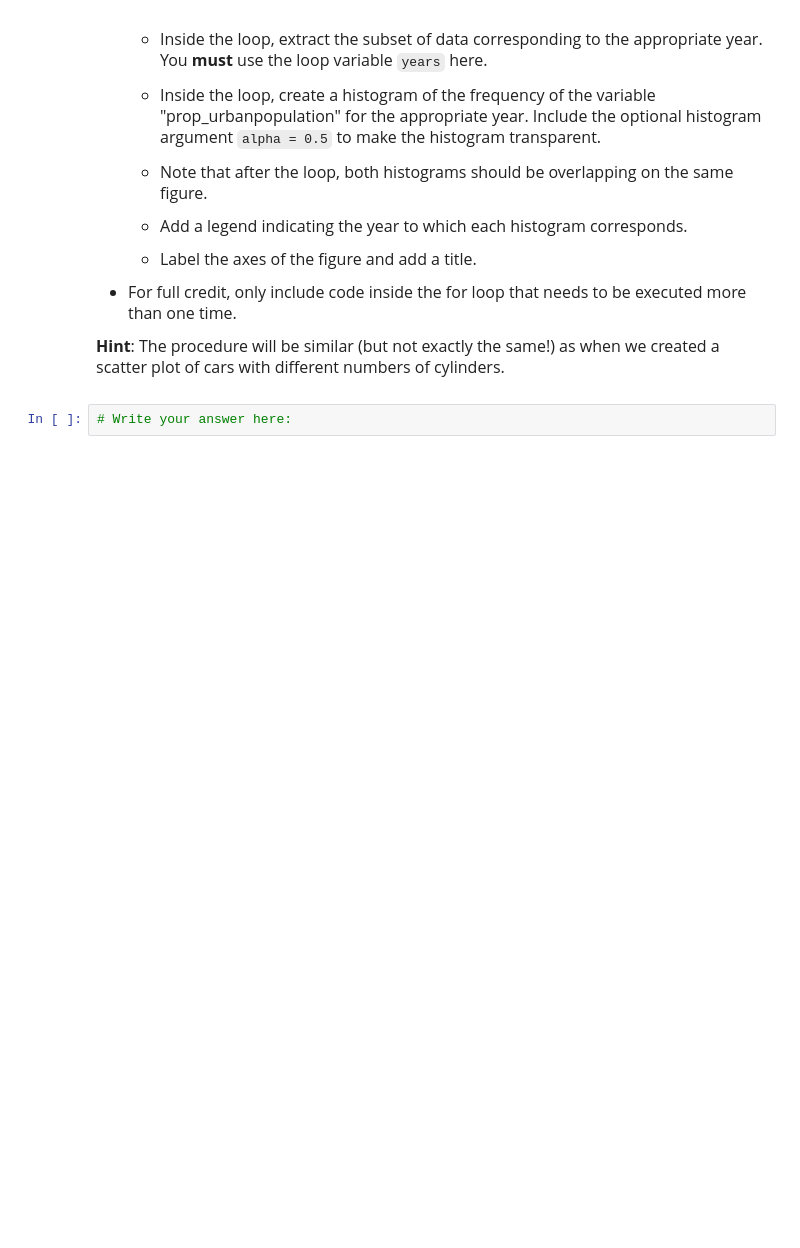
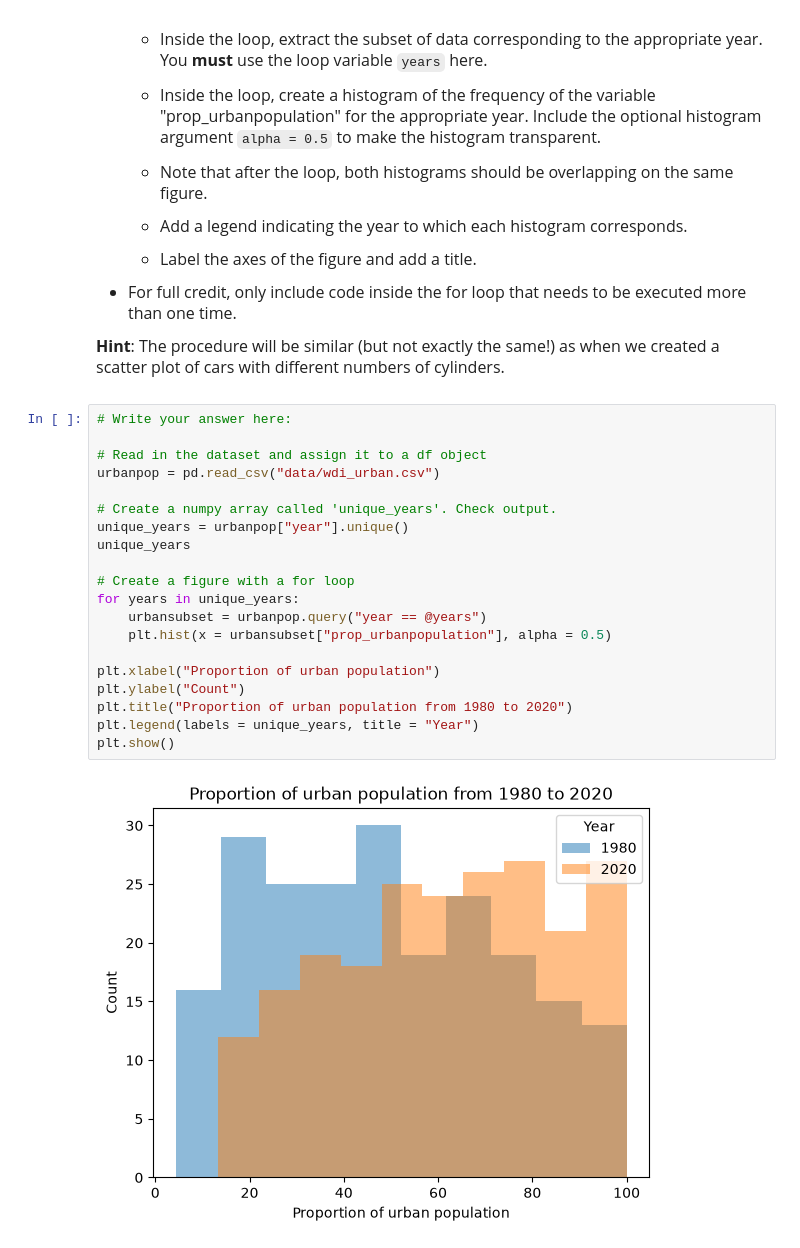
Before and after one commit to amateo6-ant/datasci151fall2026, a Jupyter notebook: _assignments/assignment_7/Assignment7.ipynb, the cells around one changed output. Cells and saved outputs as stored; diff of their text form; blank space fills up the shorter version.

Commit message:
Complete assignment 7

```diff
--- a/_assignments/assignment_7/Assignment7.ipynb
+++ b/_assignments/assignment_7/Assignment7.ipynb
@@ -130,5 +223,25 @@ import matplotlib.pyplot as plt
 - For full credit, only include code inside the for loop that needs to be executed more than one time.
 
 **Hint**: The procedure will be similar (but not exactly the same!) as when we created a scatter plot of cars with different numbers of cylinders.
-# %%
-# Write your answer here:
+# %%
+# Write your answer here:
+
+# Read in the dataset and assign it to a df object
+urbanpop = pd.read_csv("data/wdi_urban.csv")
+
+# Create a numpy array called 'unique_years'. Check output.
+unique_years = urbanpop["year"].unique()
+unique_years
+
+# Create a figure with a for loop
+for years in unique_years:
+    urbansubset = urbanpop.query("year == @years")
+    plt.hist(x = urbansubset["prop_urbanpopulation"], alpha = 0.5)
+
+plt.xlabel("Proportion of urban population")
+plt.ylabel("Count")
+plt.title("Proportion of urban population from 1980 to 2020")
+plt.legend(labels = unique_years, title = "Year")
+plt.show()
+# %% [output]
+[figure, added]
```
Also changed, not shown: parts of 8 cells of this notebook.
